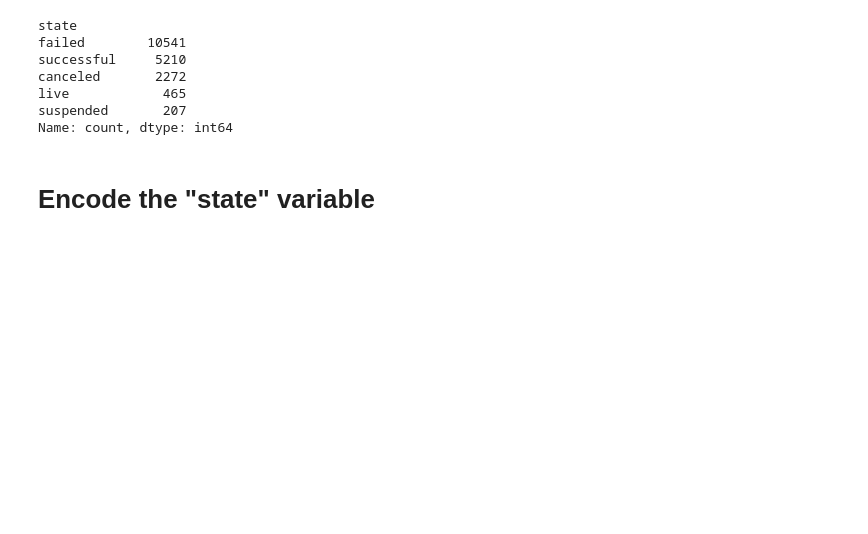
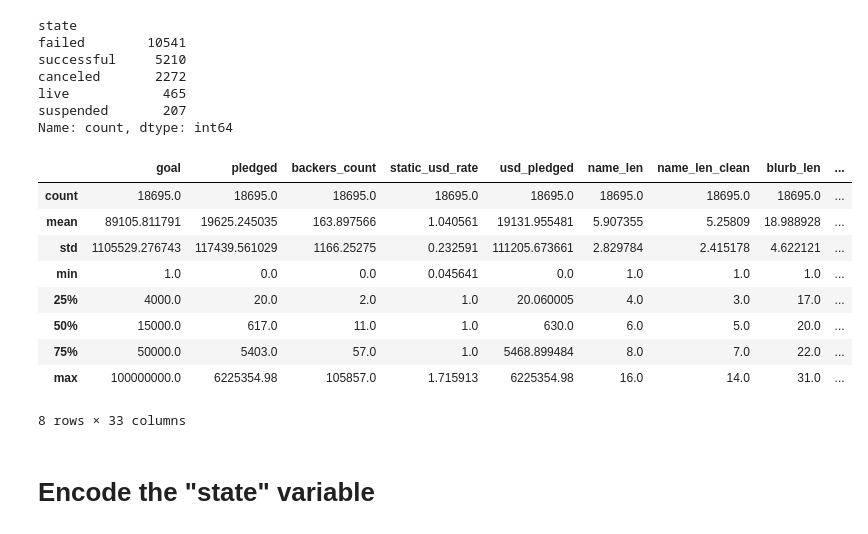
Before and after one commit to avidang/Data_project, a Jupyter notebook: logistic_regression_model.ipynb, the cells around one changed output. Cells and saved outputs as stored; diff of their text form; code cells hidden in the pictures; blank space fills up the shorter version.

```diff
--- a/logistic_regression_model.ipynb
+++ b/logistic_regression_model.ipynb
@@ -90,6 +93,19 @@ canceled       2272
 live            465
 suspended       207
 Name: count, dtype: int64
+# %%
+kickstarter_df.describe().astype('Float64')
+# %% [output]
+|  | goal | pledged | backers_count | static_usd_rate | usd_pledged | name_len | name_len_clean | blurb_len | ... |
+| count | 18695.0 | 18695.0 | 18695.0 | 18695.0 | 18695.0 | 18695.0 | 18695.0 | 18695.0 | ... |
+| mean | 89105.811791 | 19625.245035 | 163.897566 | 1.040561 | 19131.955481 | 5.907355 | 5.25809 | 18.988928 | ... |
+| std | 1105529.276743 | 117439.561029 | 1166.25275 | 0.232591 | 111205.673661 | 2.829784 | 2.415178 | 4.622121 | ... |
+| min | 1.0 | 0.0 | 0.0 | 0.045641 | 0.0 | 1.0 | 1.0 | 1.0 | ... |
+| 25% | 4000.0 | 20.0 | 2.0 | 1.0 | 20.060005 | 4.0 | 3.0 | 17.0 | ... |
+| 50% | 15000.0 | 617.0 | 11.0 | 1.0 | 630.0 | 6.0 | 5.0 | 20.0 | ... |
+| 75% | 50000.0 | 5403.0 | 57.0 | 1.0 | 5468.899484 | 8.0 | 7.0 | 22.0 | ... |
+| max | 100000000.0 | 6225354.98 | 105857.0 | 1.715913 | 6225354.98 | 16.0 | 14.0 | 31.0 | ... |
+8 rows × 33 columns
 # %% [markdown]
 # Encode the "state" variable
 # %%
```
Also changed, not shown: parts of 14 cells of this notebook, 1 other file.
